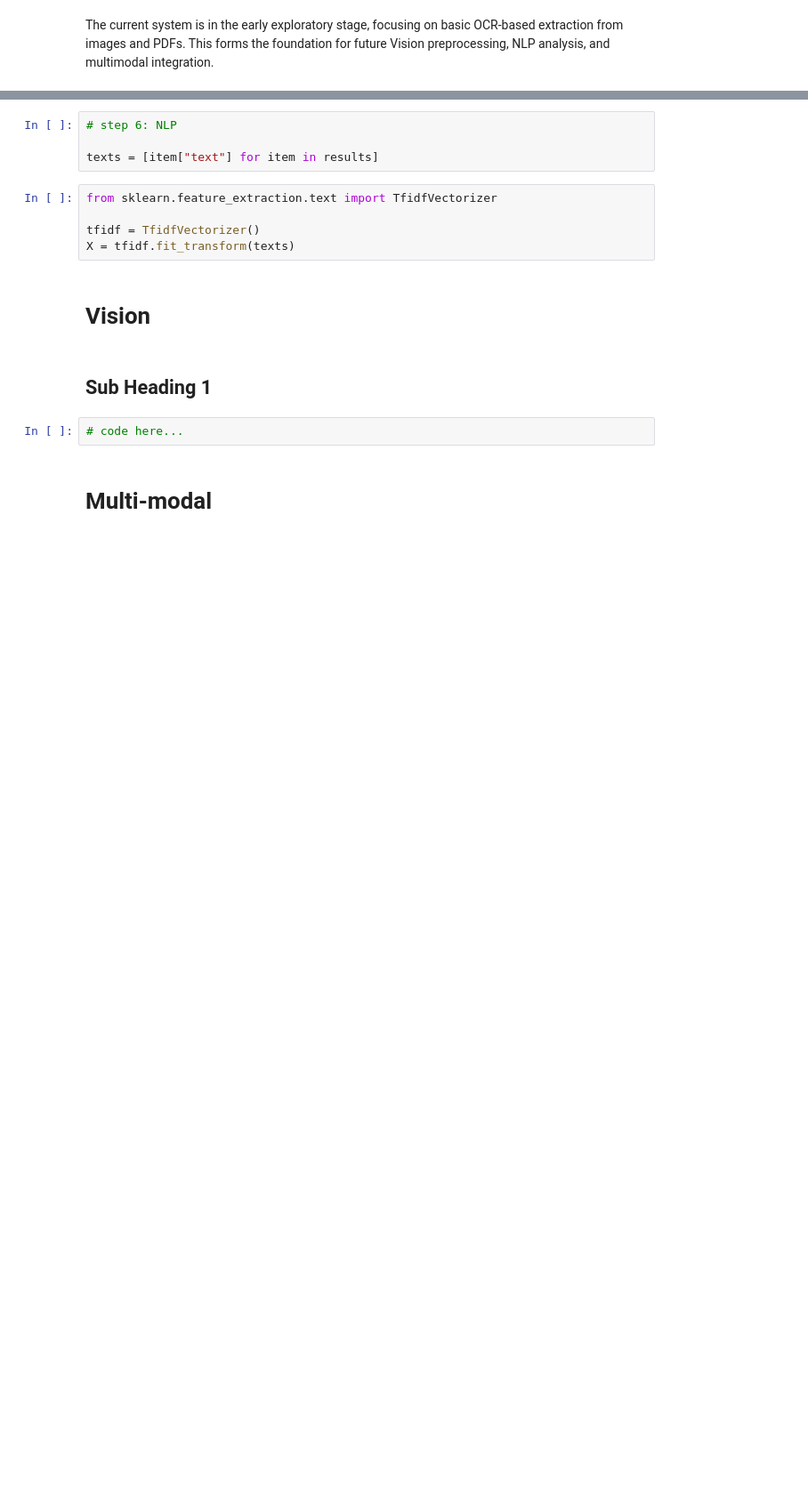
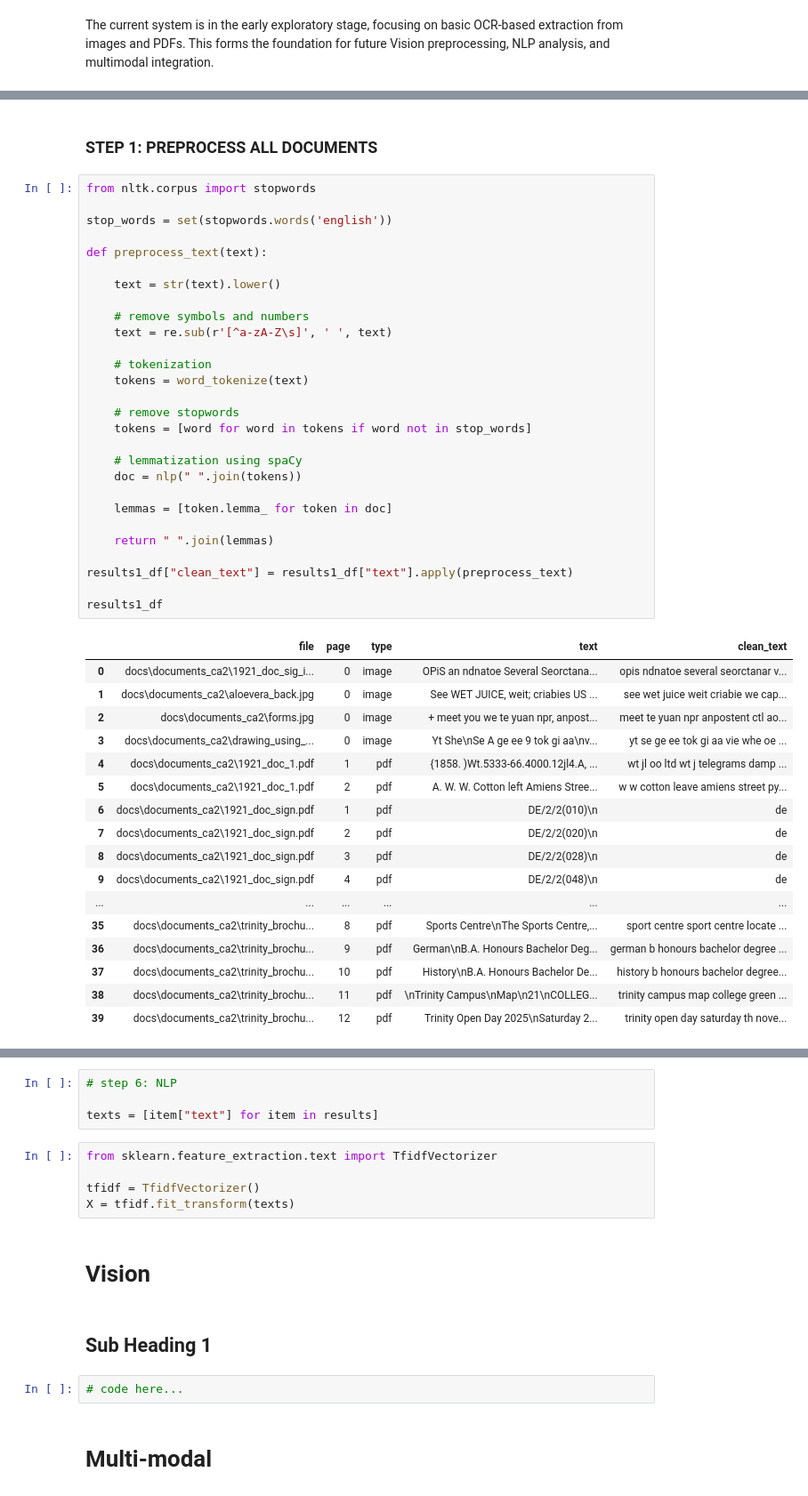
Before and after one commit to ATU-BDAAI/ca2-assignment-research-selvi-datascience, a Jupyter notebook: CA2_Template.ipynb, the cells around one changed output, grey strips where cells are left out. Shown at 89% size. Saved outputs shown, nothing was run; the diff lists cells and outputs as text; blank space fills up the shorter version.

```diff
--- a/CA2_Template.ipynb
+++ b/CA2_Template.ipynb
@@ -317,0 +363,48 @@ The dataset used in this task is a heterogeneous multi-modal document collection
+# %% [markdown]
+### STEP 1: PREPROCESS ALL DOCUMENTS
+# %%
+from nltk.corpus import stopwords
+
+stop_words = set(stopwords.words('english'))
+
+def preprocess_text(text):
+
+    text = str(text).lower()
+
+    # remove symbols and numbers
+    text = re.sub(r'[^a-zA-Z\s]', ' ', text)
+
+    # tokenization
+    tokens = word_tokenize(text)
+
+    # remove stopwords
+    tokens = [word for word in tokens if word not in stop_words]
+
+    # lemmatization using spaCy
+    doc = nlp(" ".join(tokens))
+
+    lemmas = [token.lemma_ for token in doc]
+
+    return " ".join(lemmas)
+
+results1_df["clean_text"] = results1_df["text"].apply(preprocess_text)
+
+results1_df
+# %% [output]
+|  | file | page | type | text | clean_text |
+| 0 | docs\documents_ca2\1921_doc_sig_i... | 0 | image | OPiS an ndnatoe Several Seorctana... | opis ndnatoe several seorctanar v... |
+| 1 | docs\documents_ca2\aloevera_back.jpg | 0 | image | See WET JUICE, weit; criabies US ... | see wet juice weit criabie we cap... |
+| 2 | docs\documents_ca2\forms.jpg | 0 | image | + meet you we te yuan npr, anpost... | meet te yuan npr anpostent ctl ao... |
+| 3 | docs\documents_ca2\drawing_using_... | 0 | image | Yt She\nSe A ge ee 9 tok gi aa\nv... | yt se ge ee tok gi aa vie whe oe ... |
+| 4 | docs\documents_ca2\1921_doc_1.pdf | 1 | pdf | {1858. )Wt.5333-66.4000.12jl4.A, ... | wt jl oo ltd wt j telegrams damp ... |
+| 5 | docs\documents_ca2\1921_doc_1.pdf | 2 | pdf | A. W. W. Cotton left Amiens Stree... | w w cotton leave amiens street py... |
+| 6 | docs\documents_ca2\1921_doc_sign.pdf | 1 | pdf | DE/2/2(010)\n | de |
+| 7 | docs\documents_ca2\1921_doc_sign.pdf | 2 | pdf | DE/2/2(020)\n | de |
+| 8 | docs\documents_ca2\1921_doc_sign.pdf | 3 | pdf | DE/2/2(028)\n | de |
+| 9 | docs\documents_ca2\1921_doc_sign.pdf | 4 | pdf | DE/2/2(048)\n | de |
+| ... | ... | ... | ... | ... | ... |
+| 35 | docs\documents_ca2\trinity_brochu... | 8 | pdf | Sports Centre\nThe Sports Centre,... | sport centre sport centre locate ... |
+| 36 | docs\documents_ca2\trinity_brochu... | 9 | pdf | German\nB.A. Honours Bachelor Deg... | german b honours bachelor degree ... |
+| 37 | docs\documents_ca2\trinity_brochu... | 10 | pdf | History\nB.A. Honours Bachelor De... | history b honours bachelor degree... |
+| 38 | docs\documents_ca2\trinity_brochu... | 11 | pdf | \nTrinity Campus\nMap\n21\nCOLLEG... | trinity campus map college green ... |
+| 39 | docs\documents_ca2\trinity_brochu... | 12 | pdf | Trinity Open Day 2025\nSaturday 2... | trinity open day saturday th nove... |
```
Also changed, not shown: parts of 49 cells of this notebook.
